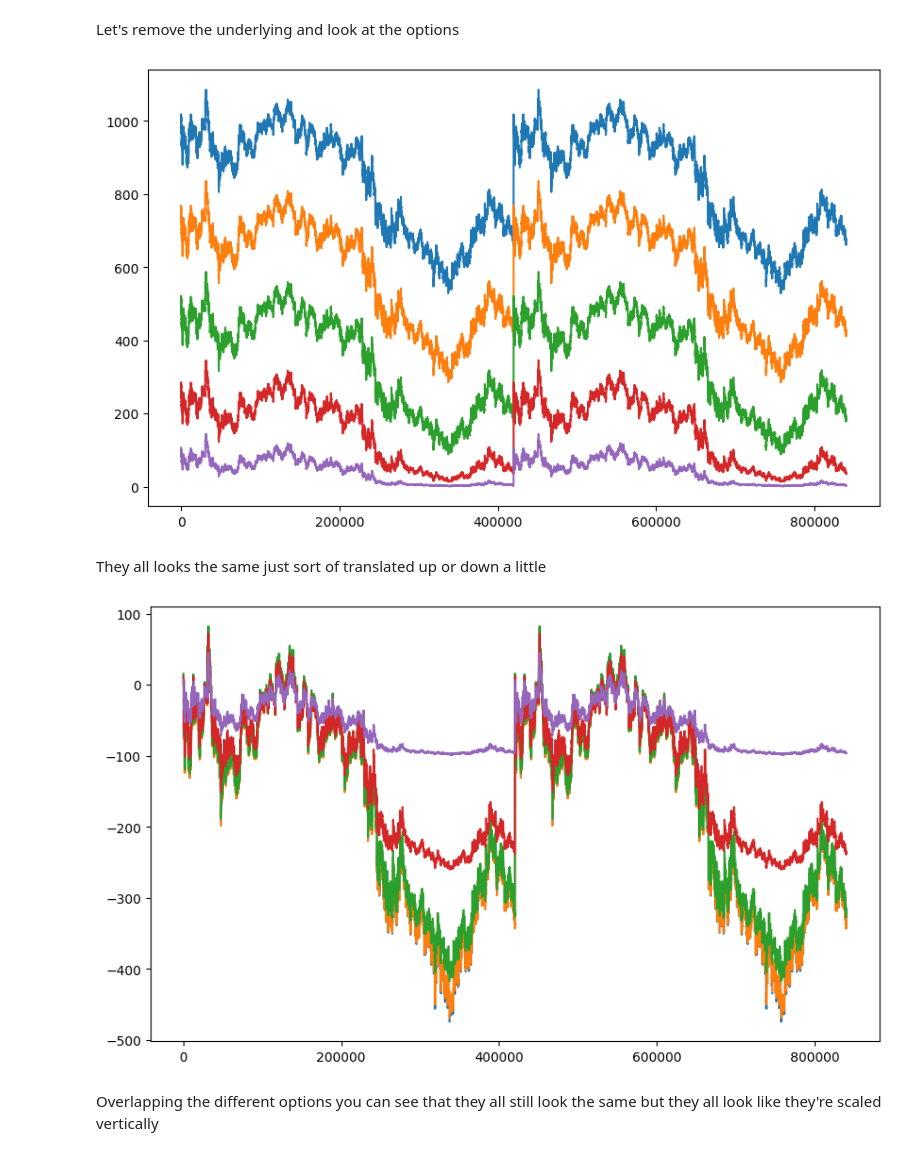
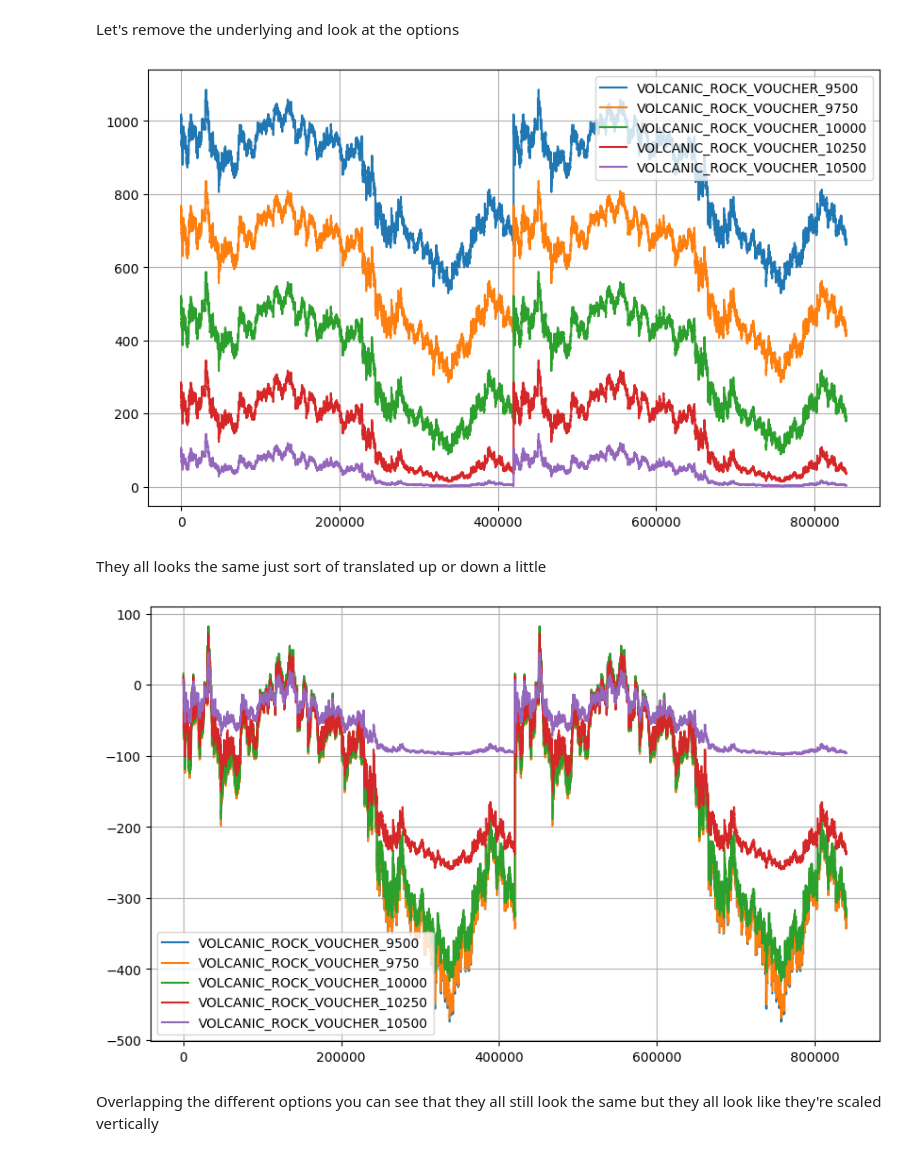
Before and after one commit to iamzr/imc-prosperity-3, a Jupyter notebook: round_3/analysis.ipynb, the cells around one changed output. Cells and saved outputs as stored; diff of their text form; code cells hidden in the pictures.

```diff
--- a/round_3/analysis.ipynb
+++ b/round_3/analysis.ipynb
@@ -66,13 +66,18 @@ Let's remove the underlying and look at the options
 # %%
 import matplotlib.pyplot as plt
 
 options = [product for product in products if product != Products.VOLCANIC_ROCK]
 
 fig, ax1 = plt.subplots(1, 1, figsize=(10, 6))
 for product in options:
     ax1.plot(data[product]["mid_price"], label=product)
+
+
+plt.legend()
+plt.grid(True)  # Optionally add a grid
+plt.show()
 # %% [output]
-[figure, old version]
+[figure, new version]
 # %% [markdown]
 They all looks the same just sort of translated up or down a little
 # %%
@@ -85,7 +90,11 @@ for product in options:
     product_data = data[product]
     d = product_data["mid_price"] - product_data["mid_price"].iloc[0]
     ax1.plot(d , label=product)
+
+plt.legend()
+plt.grid(True)  # Optionally add a grid
+plt.show()
 # %% [output]
-[figure, old version]
+[figure, new version]
 # %% [markdown]
 Overlapping the different options you can see that they all still look the same but they all look like they're scaled vertically
```
Also changed, not shown: parts of 15 cells of this notebook, 3 other files.
